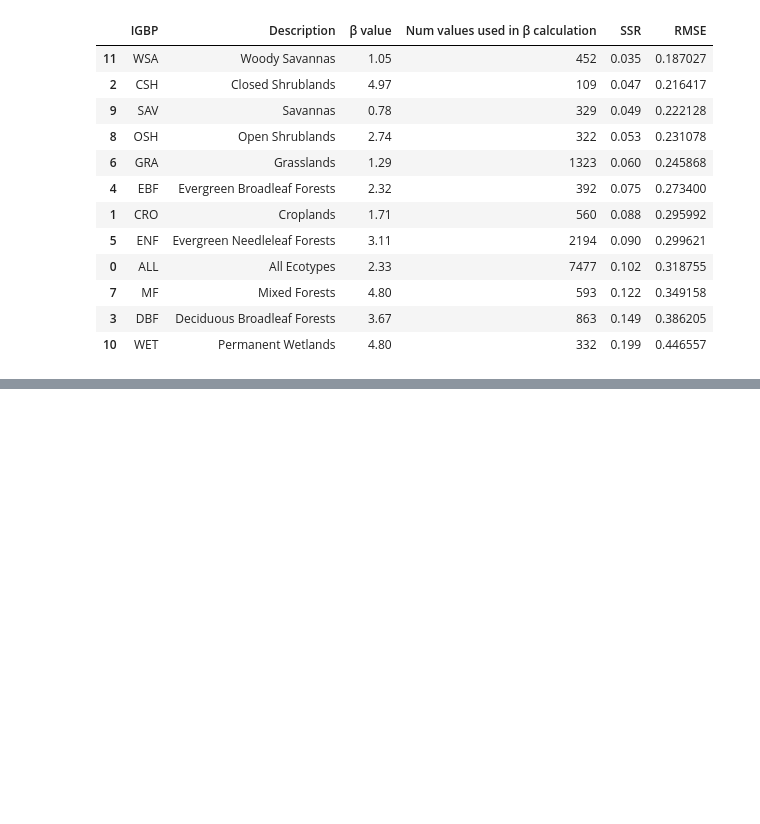
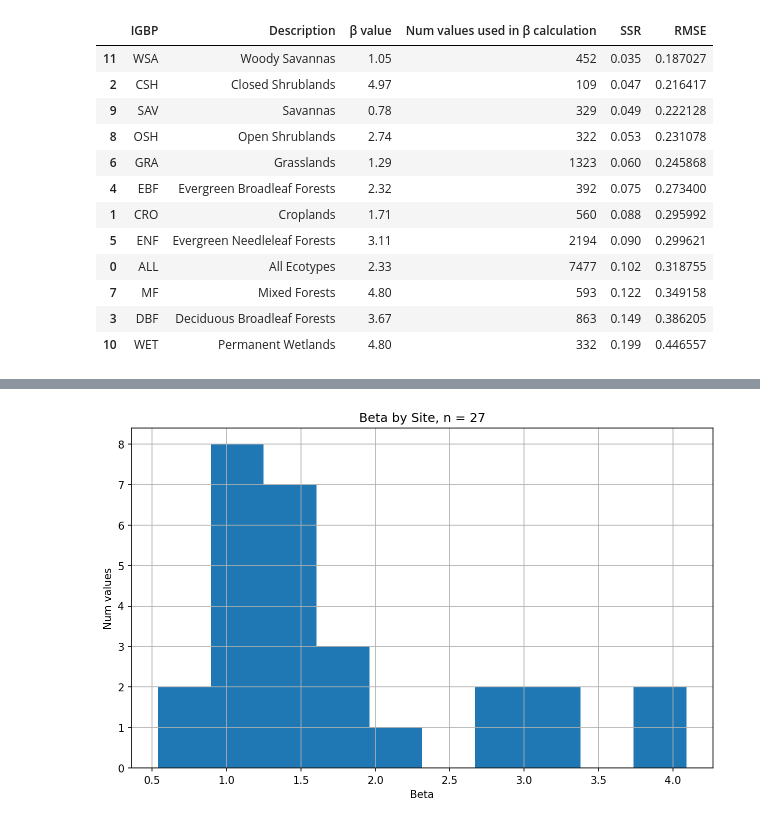
Before and after one commit to nicolejkeeney/fluxnet_ESI, a Jupyter notebook: FLUXNET_ecotype_analysis.ipynb, the cells around one changed output, grey strips where cells are left out. Saved outputs shown, nothing was run; the diff lists cells and outputs as text; code cells hidden in the pictures; blank space fills up the shorter version.

```diff
--- a/FLUXNET_ecotype_analysis.ipynb
+++ b/FLUXNET_ecotype_analysis.ipynb
@@ -236,0 +330,9 @@ np.sqrt(mean_squared_error(df['ESI PT (W/m^2)'],df['model ESI (W/m^2)']))
+# %%
+# Make histogram
+beta_by_site_df.hist(figsize = (10,6), bins = 10) # Create histogram
+plt.title("Beta by Site, n = " + str(len(beta_by_site_df)))
+plt.xlabel("Beta")
+plt.ylabel("Num values")
+plt.show() # Show plot
+# %% [output]
+[figure, added]
```
Also changed, not shown: parts of 28 cells of this notebook, 16 other files.
